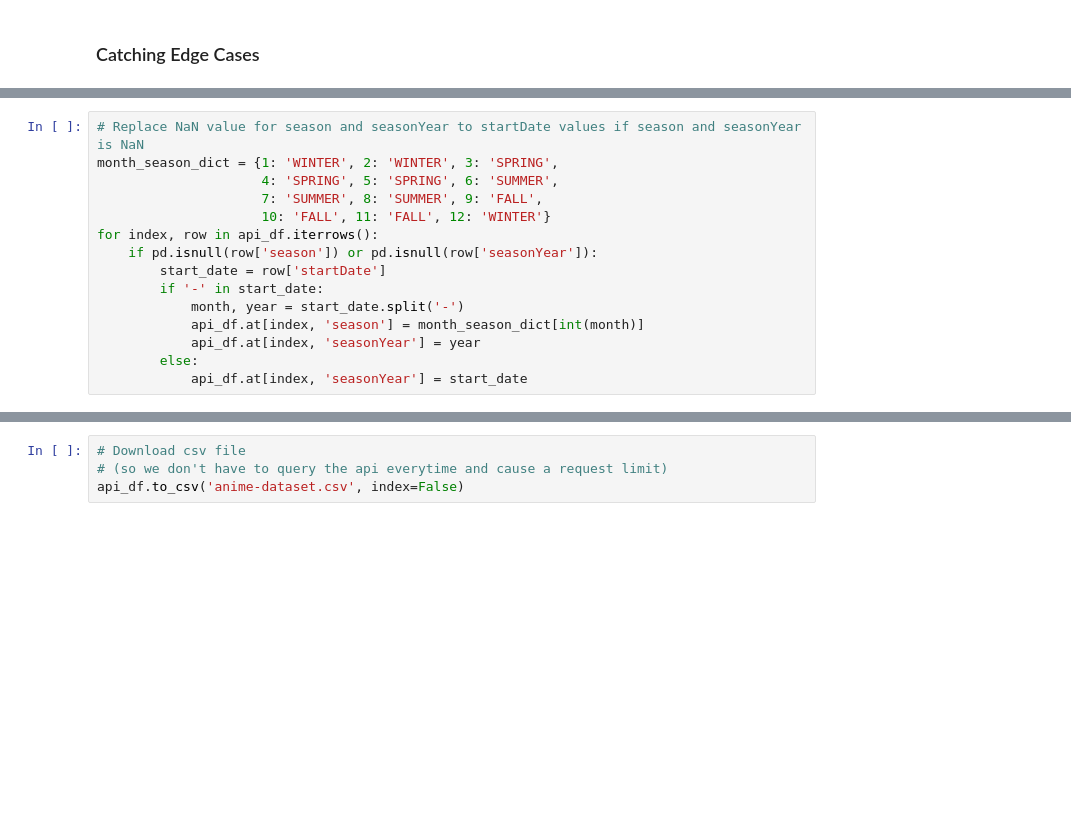
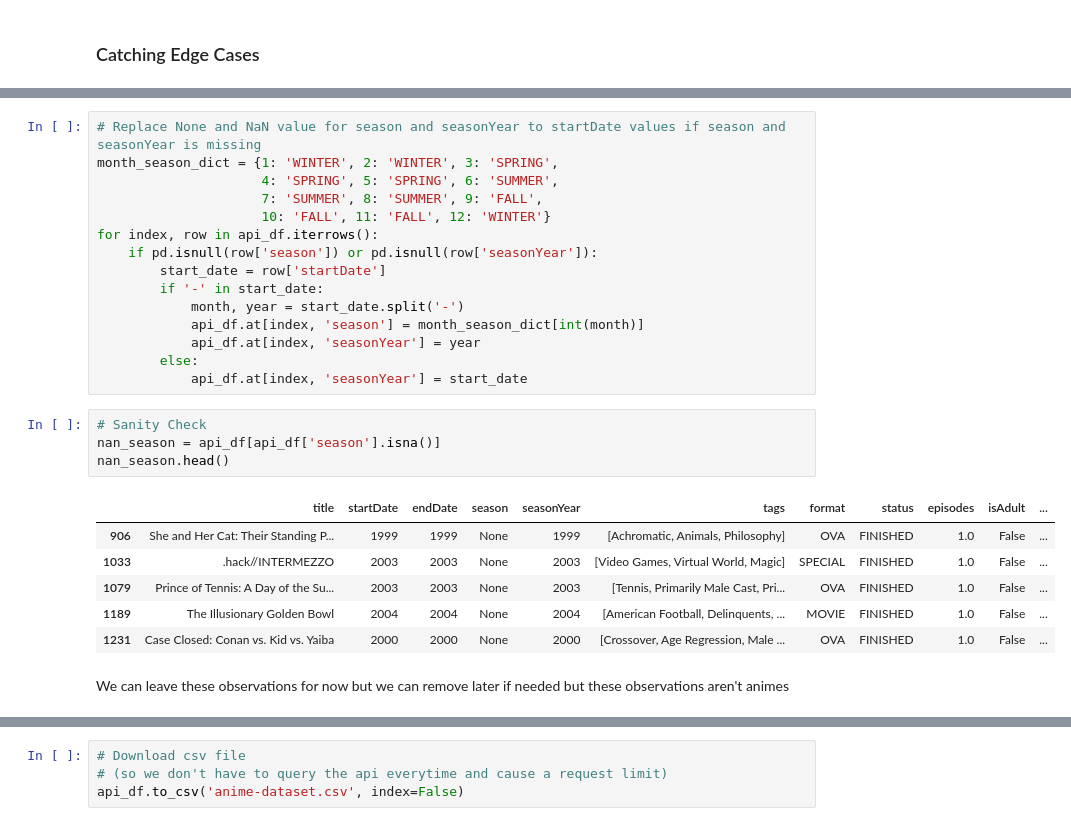
Before and after one commit to aydintabai/AI-Academic-Impact-Case-Study, a Jupyter notebook: DataCheckpoint_Group112_WI24.ipynb, the cells around one changed output, grey strips where cells are left out. Saved outputs shown, nothing was run; the diff lists cells and outputs as text; blank space fills up the shorter version.

```diff
--- a/DataCheckpoint_Group112_WI24.ipynb
+++ b/DataCheckpoint_Group112_WI24.ipynb
@@ -294,5 +349,5 @@ api_df
 # %%
-# Replace NaN value for season and seasonYear to startDate values if season and seasonYear is NaN
+# Replace None and NaN value for season and seasonYear to startDate values if season and seasonYear is missing
 month_season_dict = {1: 'WINTER', 2: 'WINTER', 3: 'SPRING',
                      4: 'SPRING', 5: 'SPRING', 6: 'SUMMER',
                      7: 'SUMMER', 8: 'SUMMER', 9: 'FALL',
@@ -306,3 +361,16 @@ for index, row in api_df.iterrows():
             api_df.at[index, 'seasonYear'] = year
         else:
             api_df.at[index, 'seasonYear'] = start_date
+# %%
+# Sanity Check
+nan_season = api_df[api_df['season'].isna()]
+nan_season.head()
+# %% [output]
+|  | title | startDate | endDate | season | seasonYear | tags | format | status | episodes | isAdult | ... |
+| 906 | She and Her Cat: Their Standing P... | 1999 | 1999 | None | 1999 | [Achromatic, Animals, Philosophy] | OVA | FINISHED | 1.0 | False | ... |
+| 1033 | .hack//INTERMEZZO | 2003 | 2003 | None | 2003 | [Video Games, Virtual World, Magic] | SPECIAL | FINISHED | 1.0 | False | ... |
+| 1079 | Prince of Tennis: A Day of the Su... | 2003 | 2003 | None | 2003 | [Tennis, Primarily Male Cast, Pri... | OVA | FINISHED | 1.0 | False | ... |
+| 1189 | The Illusionary Golden Bowl | 2004 | 2004 | None | 2004 | [American Football, Delinquents, ... | MOVIE | FINISHED | 1.0 | False | ... |
+| 1231 | Case Closed: Conan vs. Kid vs. Yaiba | 2000 | 2000 | None | 2000 | [Crossover, Age Regression, Male ... | OVA | FINISHED | 1.0 | False | ... |
+# %% [markdown]
+We can leave these observations for now but we can remove later if needed but these observations aren't animes
```
Also changed, not shown: parts of 20 cells of this notebook, 1 other file.
